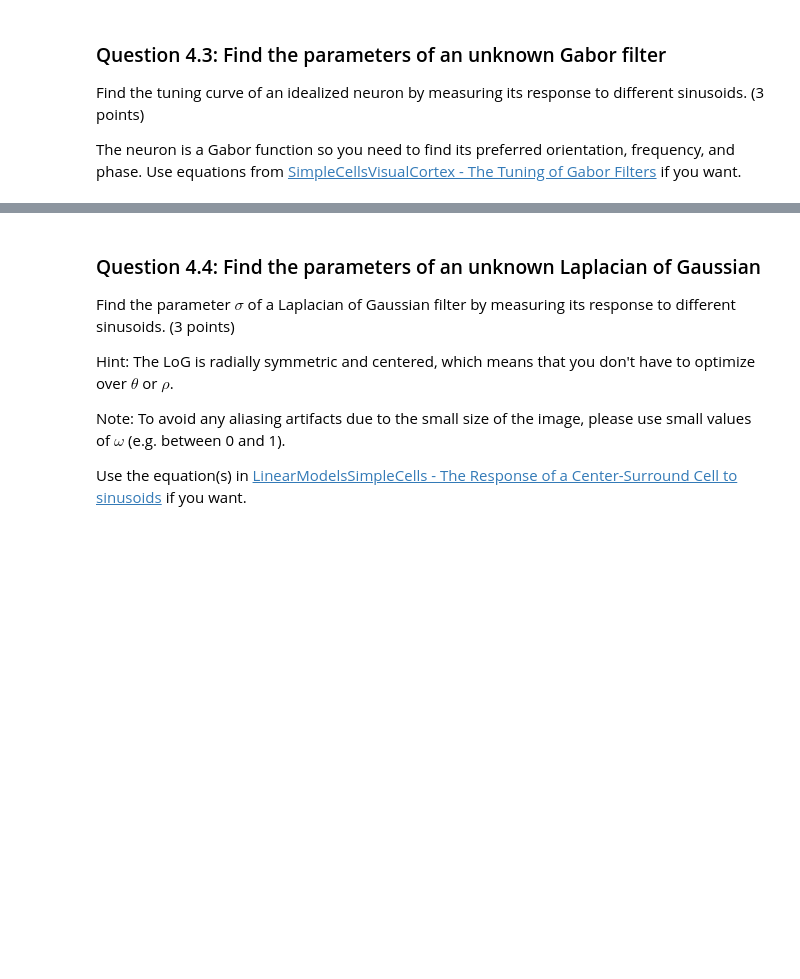
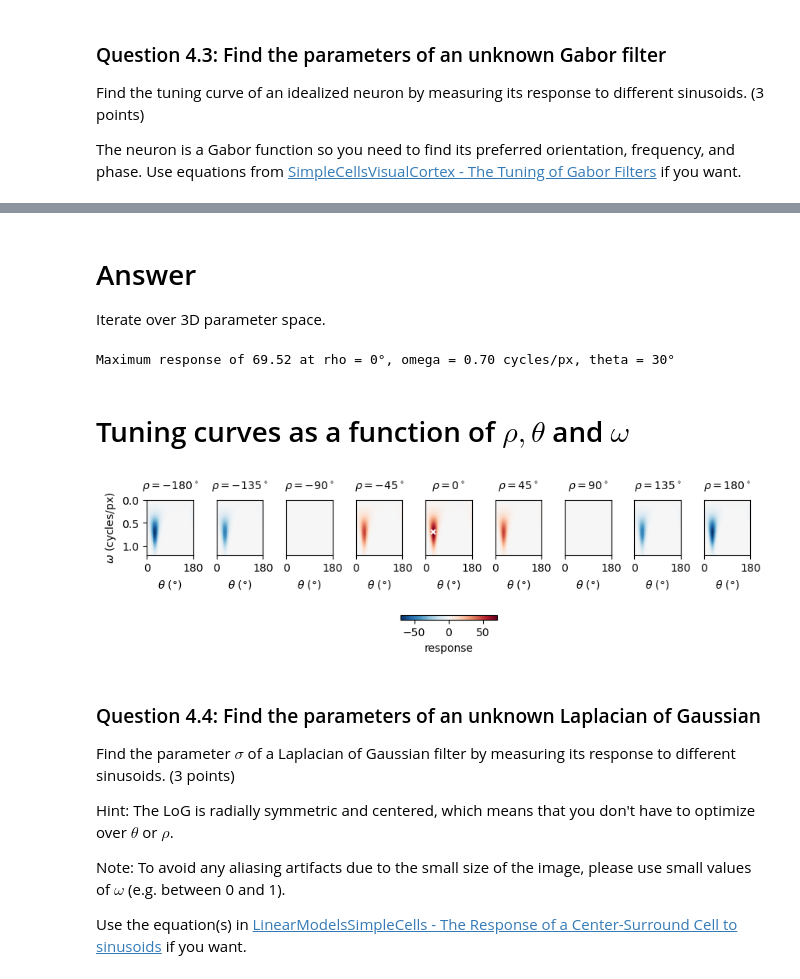
Before and after one commit to shivChitinous/ProbabilisticModelsOfVisualCognition2025FA, a Jupyter notebook: homework_1/image_filters.ipynb, the cells around one changed output, grey strips where cells are left out. Cells and saved outputs as stored; diff of their text form; code cells hidden in the pictures; blank space fills up the shorter version.

```diff
--- a/homework_1/image_filters.ipynb
+++ b/homework_1/image_filters.ipynb
@@ -346,3 +386,55 @@ apply_sinusoid_to_image(unknown_gabor)
+# %% [markdown]
+# Answer
+Iterate over 3D parameter space.
+# %%
+def extract_tuning_curves_and_peak(
+        rhos: Iterable[float],
+        omegas: Iterable[float],
+        thetas: Iterable[float],
+        image: np.ndarray = unknown_gabor
+):
+    responses = np.zeros((len(rhos), len(omegas), len(thetas)))
+    for ri, rho in enumerate(rhos):
+        for oi, omega in enumerate(omegas):
+            for ti, theta in enumerate(thetas):
+                responses[ri, oi, ti] = apply_sinusoid_to_image(image, rho=rho, omega=omega,
+                                                                theta=theta, plotprint=False)
+
+    maxindex = np.unravel_index(np.argmax(responses), responses.shape)
+    maxima = rhos[maxindex[0]], omegas[maxindex[1]], thetas[maxindex[2]]
+    print(f"Maximum response of {responses[maxindex]:.2f} at rho = {np.rad2deg(maxima[0]):.0f}°, omega = {maxima[1]:.2f} cycles/px, theta = {np.rad2deg(maxima[2]):.0f}°")
+    return responses, maxindex, maxima
+# %%
+rhos_for_gabor = np.arange(-np.pi, np.pi + np.pi/4, np.pi / 4)
+omegas_for_gabor = np.arange(0, 1.2, 0.01)
+thetas_for_gabor = np.arange(0, np.pi +  np.pi / 36, np.pi / 36)
+
+responses_of_gabor, maxindex_of_gabor_response, maxima_of_gabor = extract_tuning_curves_and_peak(
+    rhos = rhos_for_gabor,
+    omegas = omegas_for_gabor,
+    thetas = thetas_for_gabor
+)
+# %% [output]
+Maximum response of 69.52 at rho = 0°, omega = 0.70 cycles/px, theta = 30°
+# %% [markdown]
+# Tuning curves as a function of $\rho, \theta$ and $\omega$
+# %%
+fig, ax = plt.subplots(1, len(rhos_for_gabor), figsize=(10, 2), gridspec_kw={'wspace':0.5})
+for ri, rho in enumerate(rhos_for_gabor):
+    im = ax[ri].imshow(responses_of_gabor[ri, :, :], aspect='auto', extent=(thetas_for_gabor[0], thetas_for_gabor[-1], omegas_for_gabor[-1], omegas_for_gabor[0]), vmin=responses_of_gabor.min(), vmax=responses_of_gabor.max(), cmap = 'RdBu_r')
+    ax[ri].set_title(f"$\\rho={np.rad2deg(rho):.0f}^\\circ$", fontsize = 10, pad=10)
+    ax[ri].set_xticks([0, np.pi])
+    ax[ri].set_xticklabels(['0', r'180'])
+    ax[ri].set_yticks([0, 0.5, 1]) if ri==0 else ax[ri].set_yticks([])
+    ax[ri].set_xlabel(r"$\theta$ (°)")
+    ax[ri].set_ylabel(r"$\omega$ (cycles/px)") if ri==0 else None
+    if ri==maxindex_of_gabor_response[0]:
+        ax[ri].plot(maxima_of_gabor[2], maxima_of_gabor[1], 'x', color='white', markersize=4, markeredgewidth=1.5)
+fig.colorbar(im, ax=ax, orientation='horizontal', fraction=0.04, pad=0.5, label='response')
+plt.savefig(plotdir+'tuning_curves_for_unknown_gabor.png', dpi=300, bbox_inches='tight')
+plt.show()
+# %% [output]
+[figure, added]
 # %% [markdown]
 ### Question 4.4: Find the parameters of an unknown Laplacian of Gaussian
 
```
Also changed, not shown: parts of 17 cells of this notebook, 1 other file.
